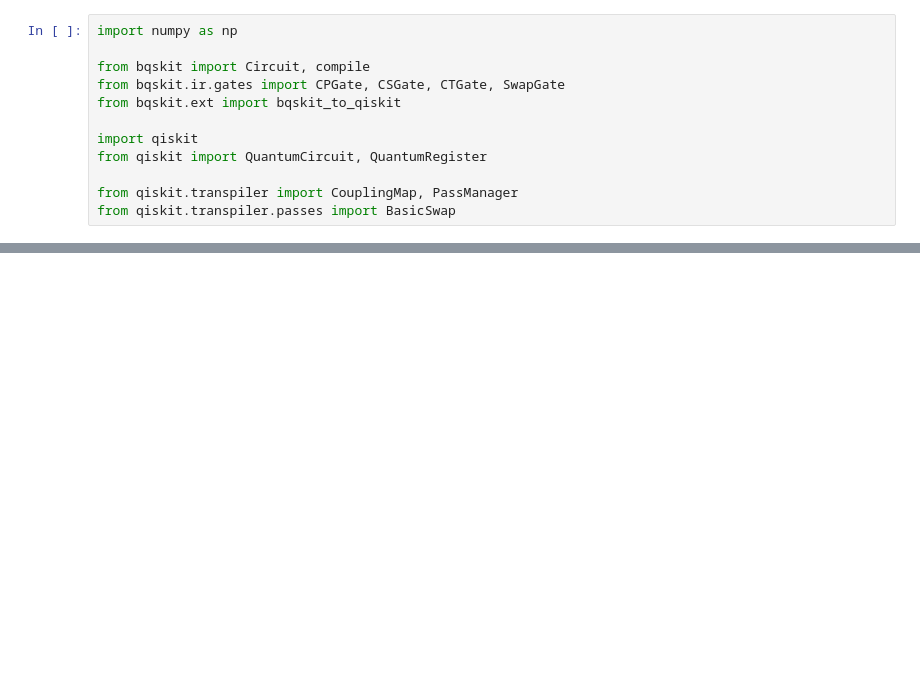
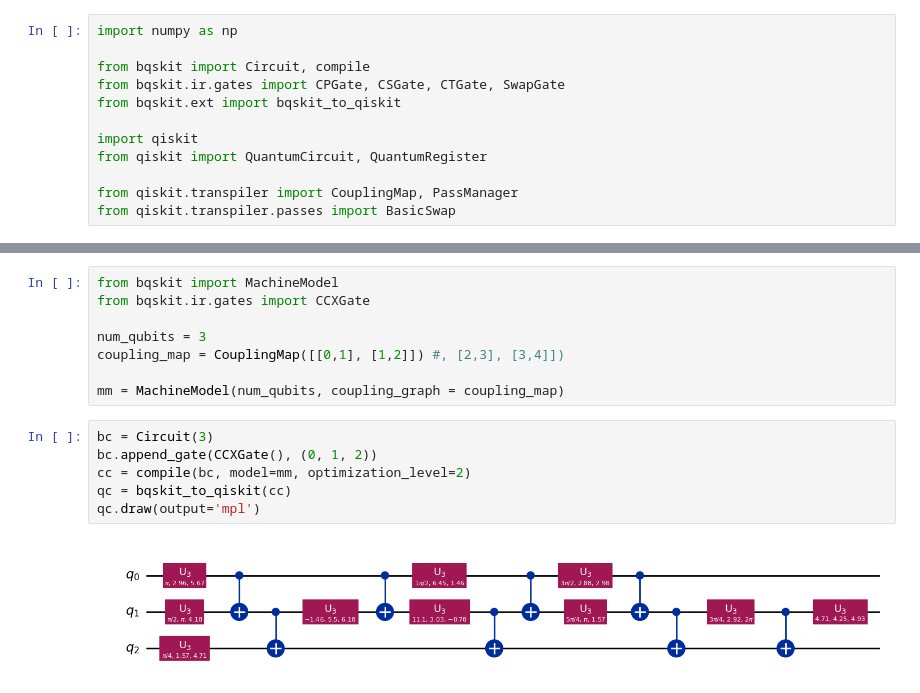
Before and after one commit to sumeetshirgure/dynconn, a Jupyter notebook: qiskit_check.ipynb, the cells around one changed output, grey strips where cells are left out. Cells and saved outputs as stored; diff of their text form; blank space fills up the shorter version.

```diff
--- a/qiskit_check.ipynb
+++ b/qiskit_check.ipynb
@@ -33,0 +34,16 @@ tc.draw(output='mpl')
+# %%
+from bqskit import MachineModel
+from bqskit.ir.gates import CCXGate
+
+num_qubits = 3
+coupling_map = CouplingMap([[0,1], [1,2]]) #, [2,3], [3,4]])
+
+mm = MachineModel(num_qubits, coupling_graph = coupling_map)
+# %%
+bc = Circuit(3)
+bc.append_gate(CCXGate(), (0, 1, 2))
+cc = compile(bc, model=mm, optimization_level=2)
+qc = bqskit_to_qiskit(cc)
+qc.draw(output='mpl')
+# %% [output]
+[figure, added]
```
Also changed, not shown: parts of 2 cells of this notebook.
